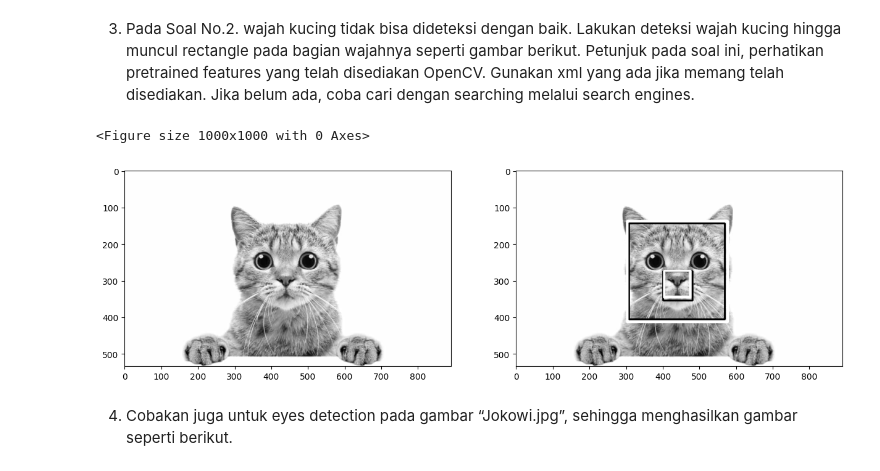
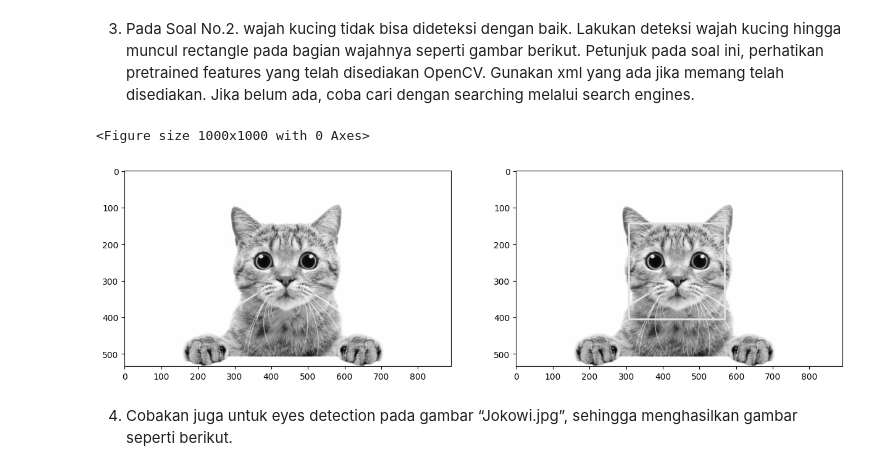
Before and after one commit to kausar-vento/PCVK_Genap_2023, a Jupyter notebook: Minggu 12/Week12.ipynb, the cells around one changed output. Cells and saved outputs as stored; diff of their text form; code cells hidden in the pictures.

```diff
--- a/Minggu 12/Week12.ipynb
+++ b/Minggu 12/Week12.ipynb
@@ -137,18 +137,19 @@ memang telah disediakan. Jika belum ada, coba cari dengan searching melalui sear
 # %%
 hard_case = cv.CascadeClassifier('/content/drive/MyDrive/PCVK/Images/haarcascades/haarcascade_frontalcatface.xml')
 
 roi_wajah = hard_case.detectMultiScale(kucing2)
 for (x,y,w,h) in roi_wajah:
-  cv.rectangle(kucing2,(x,y),(x+w,y+h),(255,255,255),3)
+  cv.rectangle(kucing2,(x,y),(x+w,y+h),(225,0,0),3)
+  break
 plt.figure(figsize = (10,10))
 
 f, axarr = plt. subplots(1,2,figsize=(15,5))
 plt.subplot(121),plt.imshow(kucing_ori, cmap='gray')
 plt.subplot(122),plt.imshow(kucing2, cmap='gray')
 plt.show()
 # %% [output]
 <Figure size 1000x1000 with 0 Axes>
-[figure, old version]
+[figure, new version]
 # %% [markdown]
 4. Cobakan juga untuk eyes detection pada gambar “Jokowi.jpg”, sehingga menghasilkan gambar
 seperti berikut.
```
Also changed, not shown: parts of 7 cells of this notebook.
